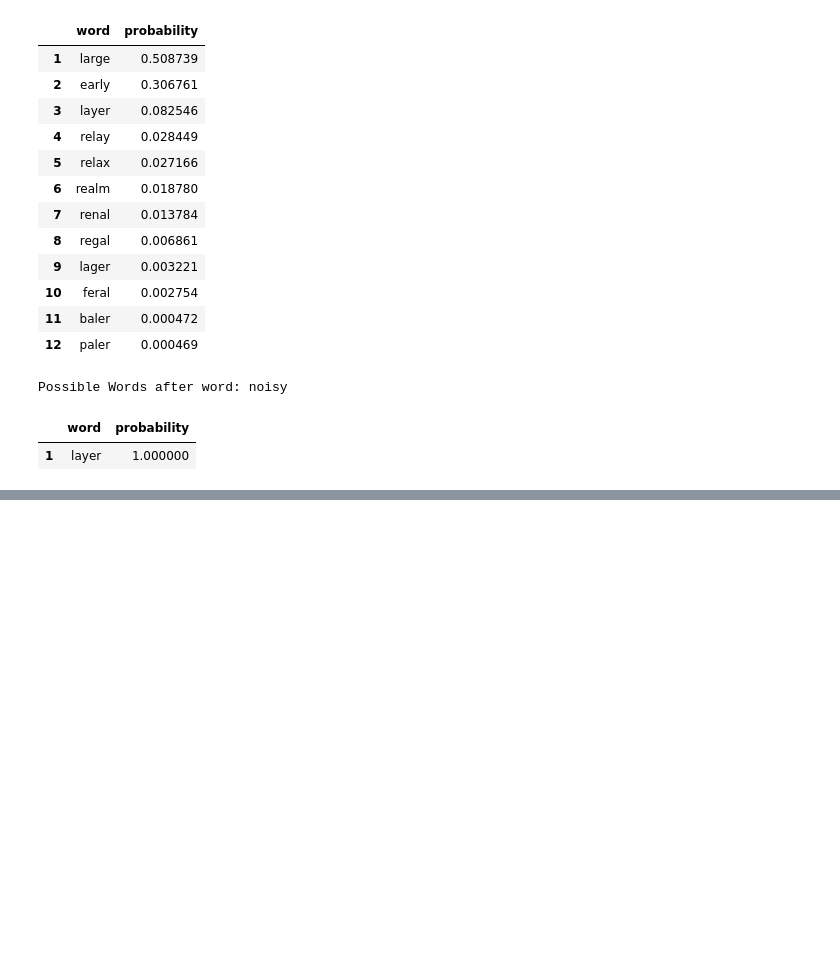
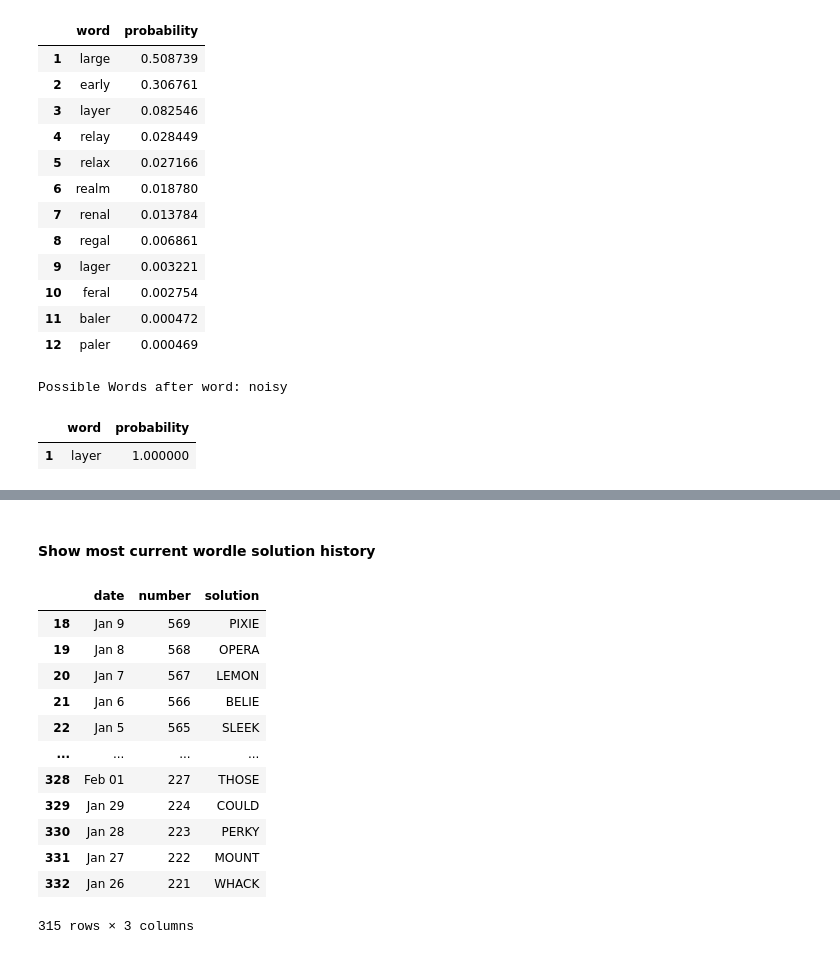
Before and after one commit to bgithub1/wordle_cheater, a Jupyter notebook: using_wordle_cheater.ipynb, the cells around one changed output, grey strips where cells are left out. Saved outputs shown, nothing was run; the diff lists cells and outputs as text; code cells hidden in the pictures; blank space fills up the shorter version.

Commit message:
improve wordle solutin histories

```diff
--- a/using_wordle_cheater.ipynb
+++ b/using_wordle_cheater.ipynb
@@ -350,0 +354,18 @@ df_wwpo.head(20)
+# %% [markdown]
+#### Show most current wordle solution history
+# %%
+wdl.df_word_history
+# %% [output]
+|  | date | number | solution |
+| 18 | Jan 9 | 569 | PIXIE |
+| 19 | Jan 8 | 568 | OPERA |
+| 20 | Jan 7 | 567 | LEMON |
+| 21 | Jan 6 | 566 | BELIE |
+| 22 | Jan 5 | 565 | SLEEK |
+| ... | ... | ... | ... |
+| 328 | Feb 01 | 227 | THOSE |
+| 329 | Jan 29 | 224 | COULD |
+| 330 | Jan 28 | 223 | PERKY |
+| 331 | Jan 27 | 222 | MOUNT |
+| 332 | Jan 26 | 221 | WHACK |
+315 rows × 3 columns
```
Also changed, not shown: parts of 28 cells of this notebook, 1 other file.
